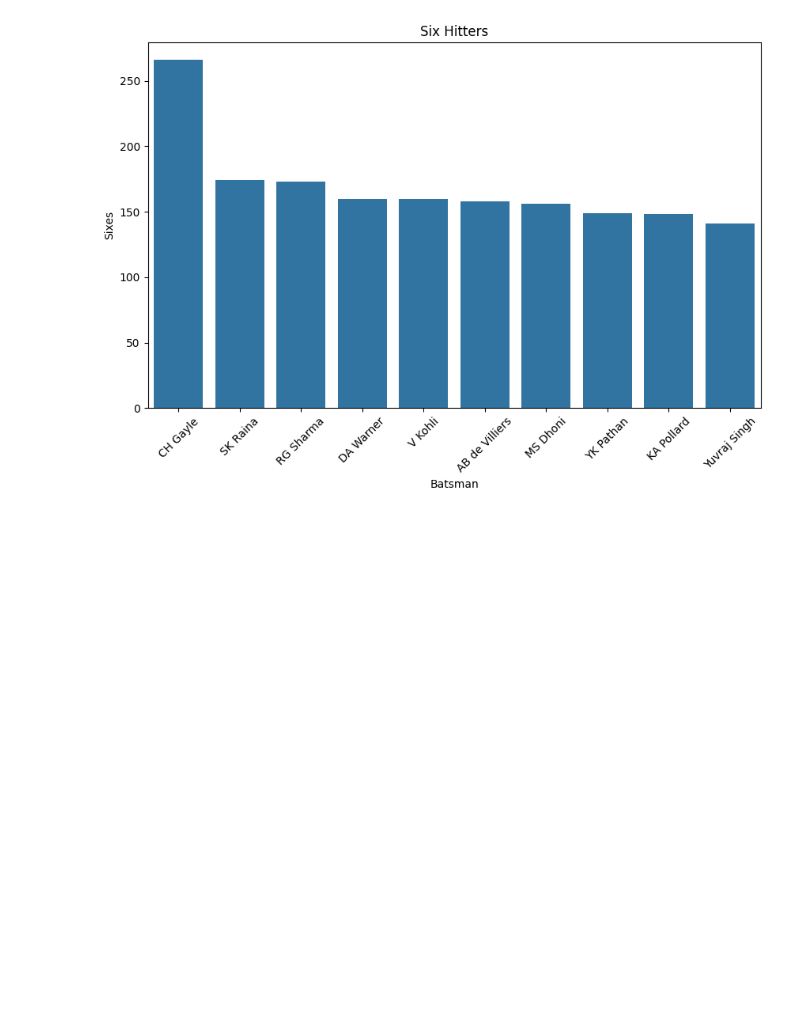
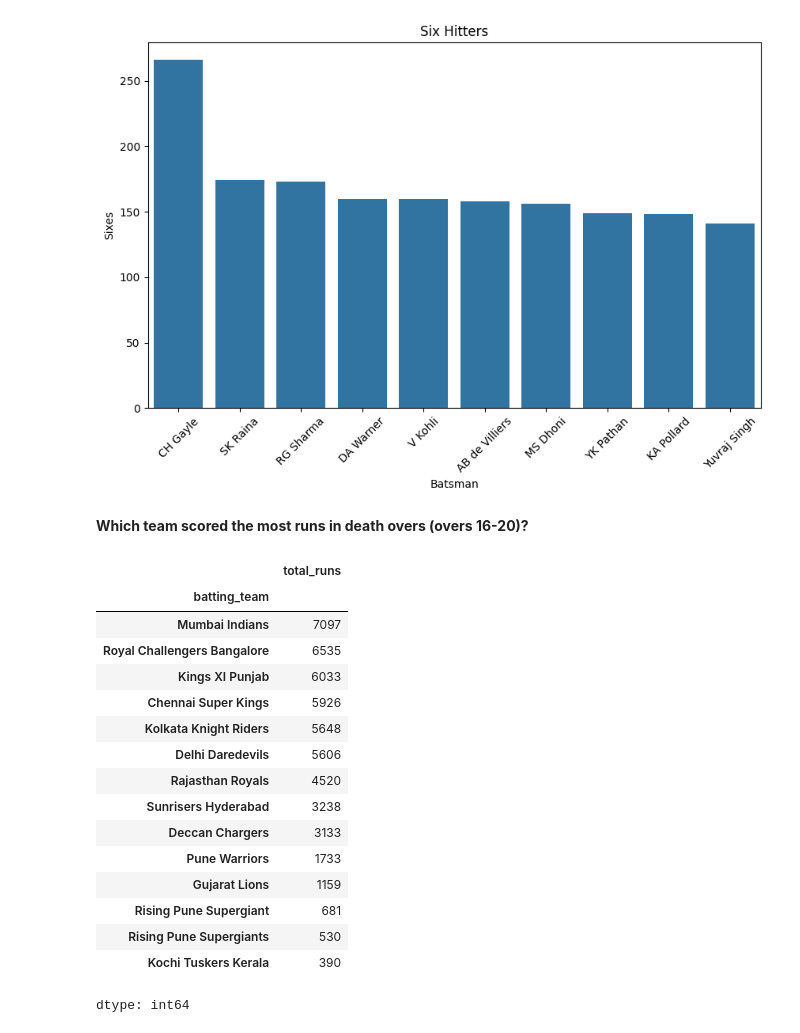
Before and after one commit to ajaykrixna/IPL_match-_analysis, a Jupyter notebook: IPL_analysis.ipynb, the cells around one changed output. Saved outputs shown, nothing was run; the diff lists cells and outputs as text; code cells hidden in the pictures; blank space fills up the shorter version.

```diff
--- a/IPL_analysis.ipynb
+++ b/IPL_analysis.ipynb
@@ -658,3 +658,25 @@ plt.xticks(rotation=45)
 plt.show()
 # %% [output]
 [figure]
+# %% [markdown]
+**Which team scored the most runs in death overs (overs 16-20)?**
+# %%
+merged[(merged['over']>=16) & (merged['over']<=20)].groupby('batting_team')['total_runs'].sum().sort_values(ascending=False)
+# %% [output]
+|  | total_runs |
+| batting_team |  |
+| Mumbai Indians | 7097 |
+| Royal Challengers Bangalore | 6535 |
+| Kings XI Punjab | 6033 |
+| Chennai Super Kings | 5926 |
+| Kolkata Knight Riders | 5648 |
+| Delhi Daredevils | 5606 |
+| Rajasthan Royals | 4520 |
+| Sunrisers Hyderabad | 3238 |
+| Deccan Chargers | 3133 |
+| Pune Warriors | 1733 |
+| Gujarat Lions | 1159 |
+| Rising Pune Supergiant | 681 |
+| Rising Pune Supergiants | 530 |
+| Kochi Tuskers Kerala | 390 |
+dtype: int64
```
